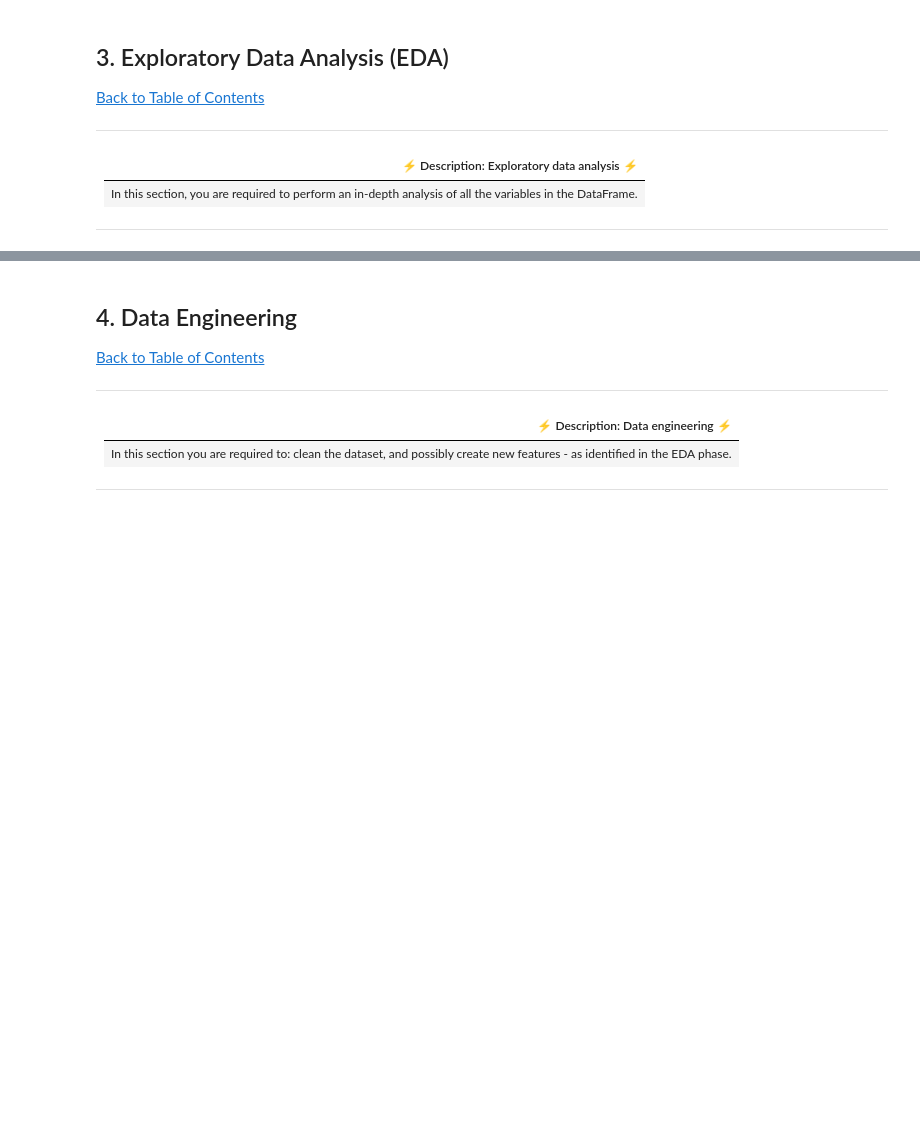
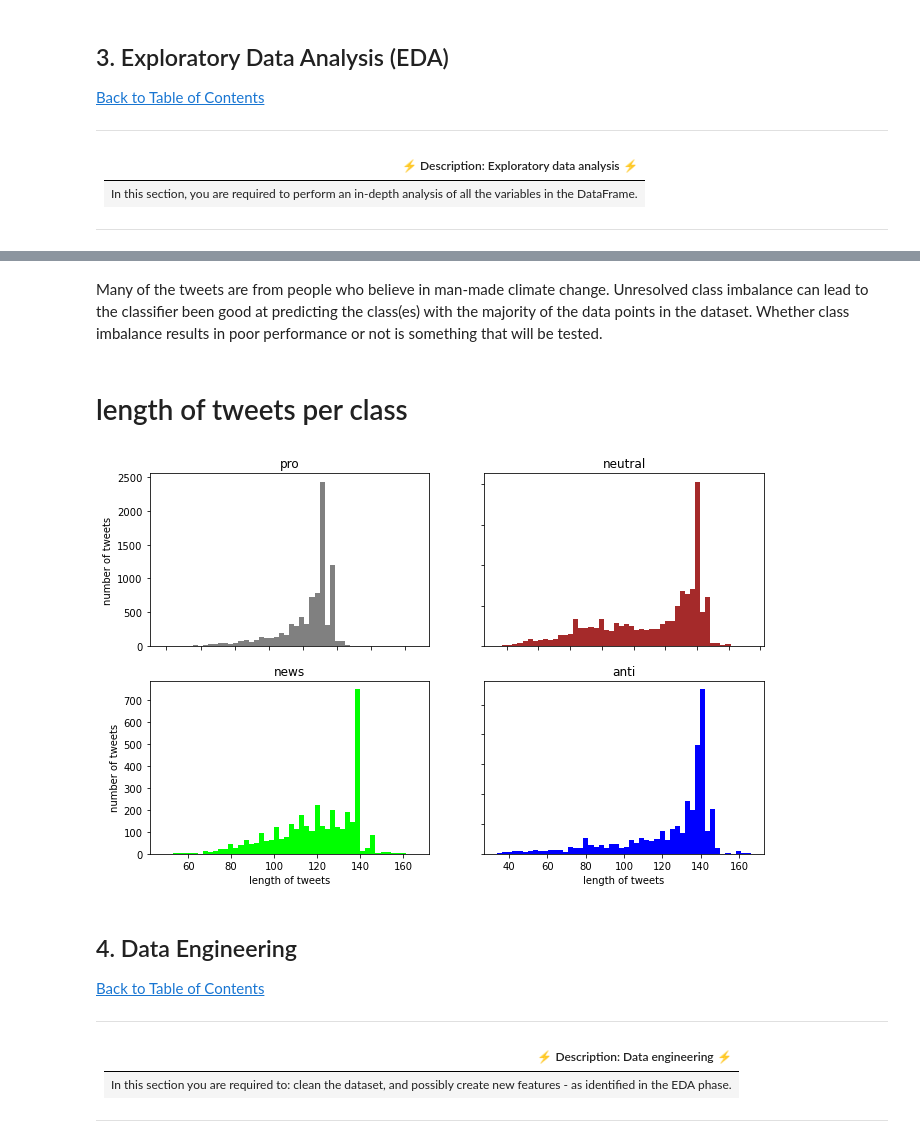
Before and after one commit to LPTsilo/Classification_Sprint_2207FTDS_Team_ES2, a Jupyter notebook: Classification_Sprint_Starter-Notebook.ipynb, the cells around one changed output, grey strips where cells are left out. Drawn from its saved outputs; the diff is of its cells as text; code cells hidden in the pictures; blank space fills up the shorter version.

```diff
--- a/Classification_Sprint_Starter-Notebook.ipynb
+++ b/Classification_Sprint_Starter-Notebook.ipynb
@@ -110,3 +190,34 @@ df_train.head()
+# %% [markdown]
+Many of the tweets are from people who believe in man-made climate change.
+ Unresolved class imbalance can lead to the classifier been good at predicting the class(es)
+  with the majority of the data points in the dataset.
+  Whether class imbalance results in poor performance or not is something that will be tested.
+# %% [markdown]
+# length of tweets per class
+# %%
+
+fig, axs = plt.subplots(2, 2, figsize=(11,7))
+
+axs[0, 0].hist(pro.message.str.len(),bins=50,label='pro',color='grey')
+axs[0, 0].set_title('pro')
+
+axs[1, 0].set_title('news')
+axs[1, 0].hist(news.message.str.len(),bins=50,label='news',color='lime')
+
+axs[0, 1].set_title('neutral')
+axs[0, 1].hist(neutral.message.str.len(),bins=50,label='neutral',color='brown')
+
+axs[1, 1].set_title('anti')
+axs[1, 1].hist(anti.message.str.len(),bins=50,label='anti',color='blue')
+
+for ax in axs.flat:
+    ax.set(xlabel='length of tweets', ylabel='number of tweets')
+
+# Hide x labels and tick labels for top plots and y ticks for right plots.
+for ax in axs.flat:
+    ax.label_outer()
+# %% [output]
+[figure, added]
 # %%
 # evaluate correlation
 # %%
```
Also changed, not shown: parts of 21 cells of this notebook.
